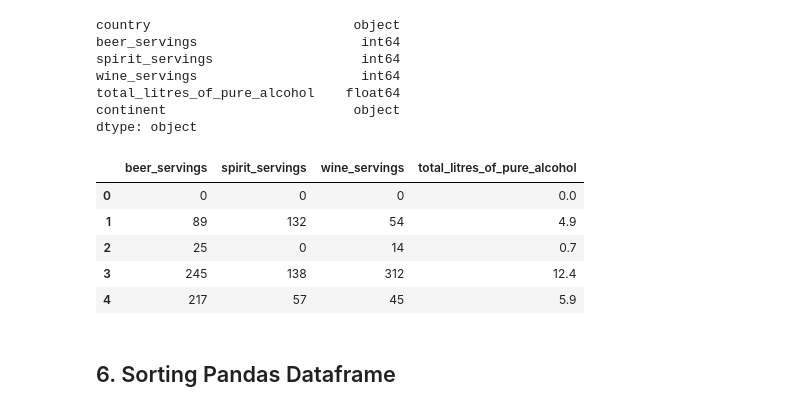
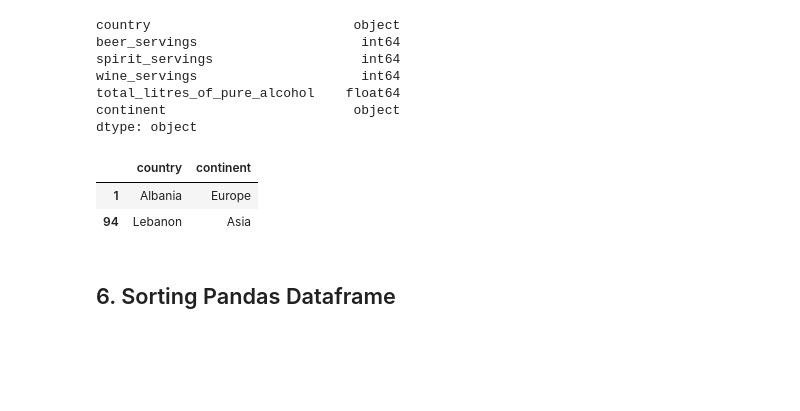
Before and after one commit to adiag321/Machine-Learning-Algorithms, a Jupyter notebook: 3 - Data Manipulation using Pandas/0_Data Analysis with Pandas CheatSheet.ipynb, the cells around one changed output. Drawn from its saved outputs; the diff is of its cells as text; code cells hidden in the pictures; blank space fills up the shorter version.

```diff
--- a/3 - Data Manipulation using Pandas/0_Data Analysis with Pandas CheatSheet.ipynb
+++ b/3 - Data Manipulation using Pandas/0_Data Analysis with Pandas CheatSheet.ipynb
@@ -465,14 +472,12 @@ total_litres_of_pure_alcohol    float64
 continent                        object
 dtype: object
 # %%
-drinks.select_dtypes(include=[np.number]).head()
+drinks.drop(drinks.select_dtypes(include=[np.number]).columns, axis = 1, inplace= True)
+drinks.sample(2)
 # %% [output]
-|  | beer_servings | spirit_servings | wine_servings | total_litres_of_pure_alcohol |
-| 0 | 0 | 0 | 0 | 0.0 |
-| 1 | 89 | 132 | 54 | 4.9 |
-| 2 | 25 | 0 | 14 | 0.7 |
-| 3 | 245 | 138 | 312 | 12.4 |
-| 4 | 217 | 57 | 45 | 5.9 |
+|  | country | continent |
+| 1 | Albania | Europe |
+| 94 | Lebanon | Asia |
 # %% [markdown]
 ## 6. Sorting Pandas Dataframe
 # %%
```
Also changed, not shown: parts of 17 cells of this notebook.
